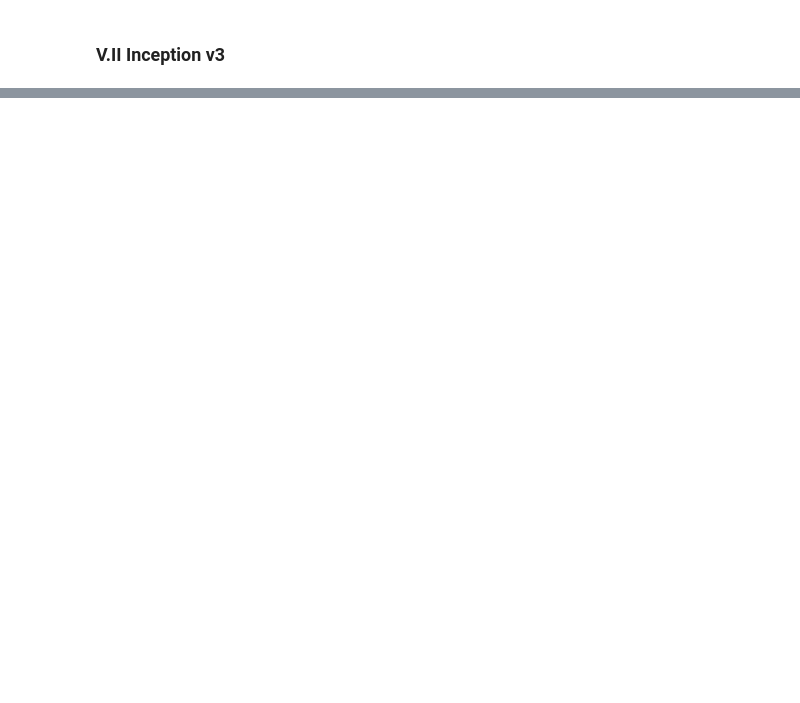
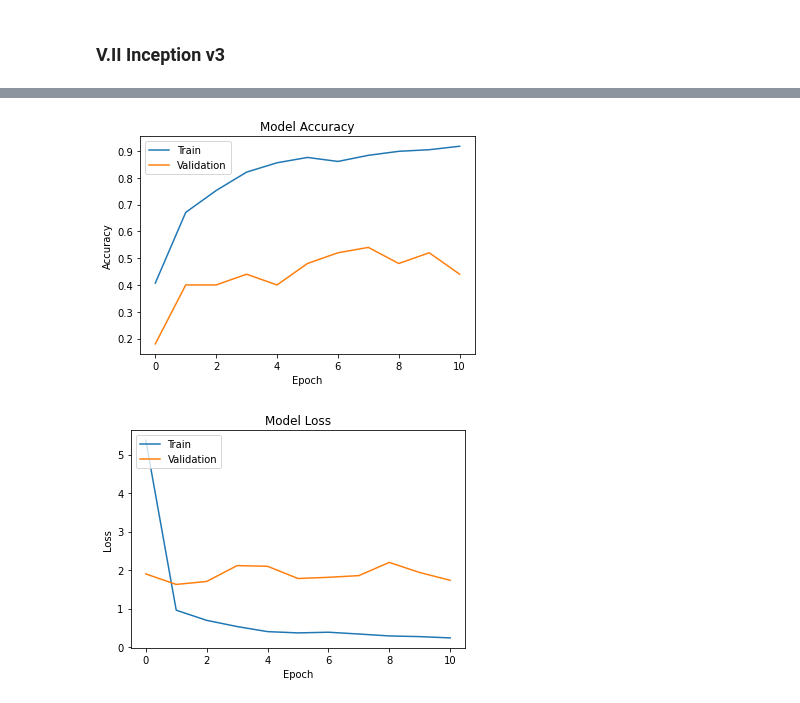
Before and after one commit to NiklasSabel/Industrial-Applications-of-Artificial-Intelligence, a Jupyter notebook: notebooks/Primary sector/Primary sector crop images.ipynb, the cells around one changed output, grey strips where cells are left out. Drawn from its saved outputs; the diff is of its cells as text; code cells hidden in the pictures; blank space fills up the shorter version.

```diff
--- a/notebooks/Primary sector/Primary sector crop images.ipynb
+++ b/notebooks/Primary sector/Primary sector crop images.ipynb
@@ -871,0 +1024,16 @@ As our datasize is restricted and the approach of VGG via transfer learning is s
+# %%
+#Leave out the last fully connected layer
+inceptionv3_without_top_layer = InceptionV3(include_top=False, input_shape=(224, 224, 3))
+inceptionv3_without_top_layer.trainable = False
+# %%
+# Flatten the output layer to 1 dimension to be able to build on top of it
+flat = Flatten()(inceptionv3_without_top_layer.layers[-1].output)
+dense1 = Dense(256, activation="relu")(flat)
+drop1 = tf.keras.layers.Dropout(0.4)(dense1)
+dense2 = Dense(128, activation="relu")(drop1)
+drop2 = tf.keras.layers.Dropout(0.2)(dense2)
+#adjust the ouptut layer to 5 classes
+output = Dense(5, activation="softmax")(drop2)
+
+model_transfer_learning = Model(inputs = inceptionv3_without_top_layer.inputs, outputs = output)
+model_transfer_learning.summary()
@@ -871,0 +1058,8 @@ As our datasize is restricted and the approach of VGG via transfer learning is s
+# %%
+#compile the model
+model_transfer_learning.compile(optimizer='adam', loss='categorical_crossentropy', metrics=['accuracy'])
+#callback for early stopping and will also monitor the validation accuracy instead of the loss
+callback = tf.keras.callbacks.EarlyStopping(monitor='val_accuracy', patience=3, restore_best_weights = True)
+# %%
+#higher batch size for our augmented set
+model_transfer_learning_history = model_transfer_learning.fit(X_train_enhanced, y_train_onehot_augmented_enhanced, batch_size=32,epochs=15,verbose=1,validation_data=(X_val, y_val_onehot_augmented), callbacks=[callback])
@@ -871,0 +1084,21 @@ As our datasize is restricted and the approach of VGG via transfer learning is s
+# %%
+# Accuracy
+plt.plot(model_transfer_learning_history.history['accuracy'])
+plt.plot(model_transfer_learning_history.history['val_accuracy'])
+plt.title('Model Accuracy')
+plt.ylabel('Accuracy')
+plt.xlabel('Epoch')
+plt.legend(['Train', 'Validation'], loc='upper left')
+plt.show()
+
+# Loss
+plt.plot(model_transfer_learning_history.history['loss'])
+plt.plot(model_transfer_learning_history.history['val_loss'])
+plt.title('Model Loss')
+plt.ylabel('Loss')
+plt.xlabel('Epoch')
+plt.legend(['Train', 'Validation'], loc='upper left')
+plt.show()
+# %% [output]
+[figure, added]
+[figure, added]
```
Also changed, not shown: parts of 73 cells of this notebook, 4 other files.
